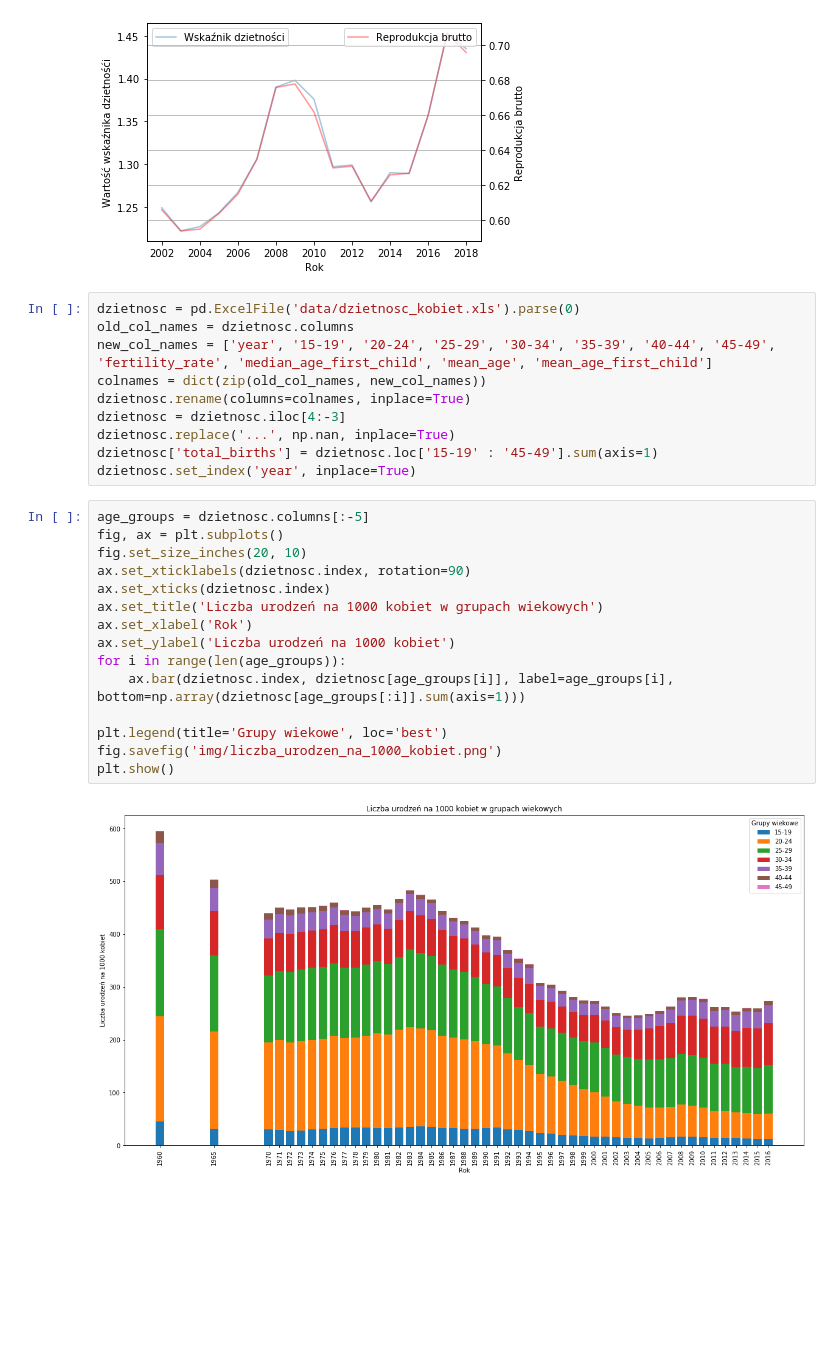
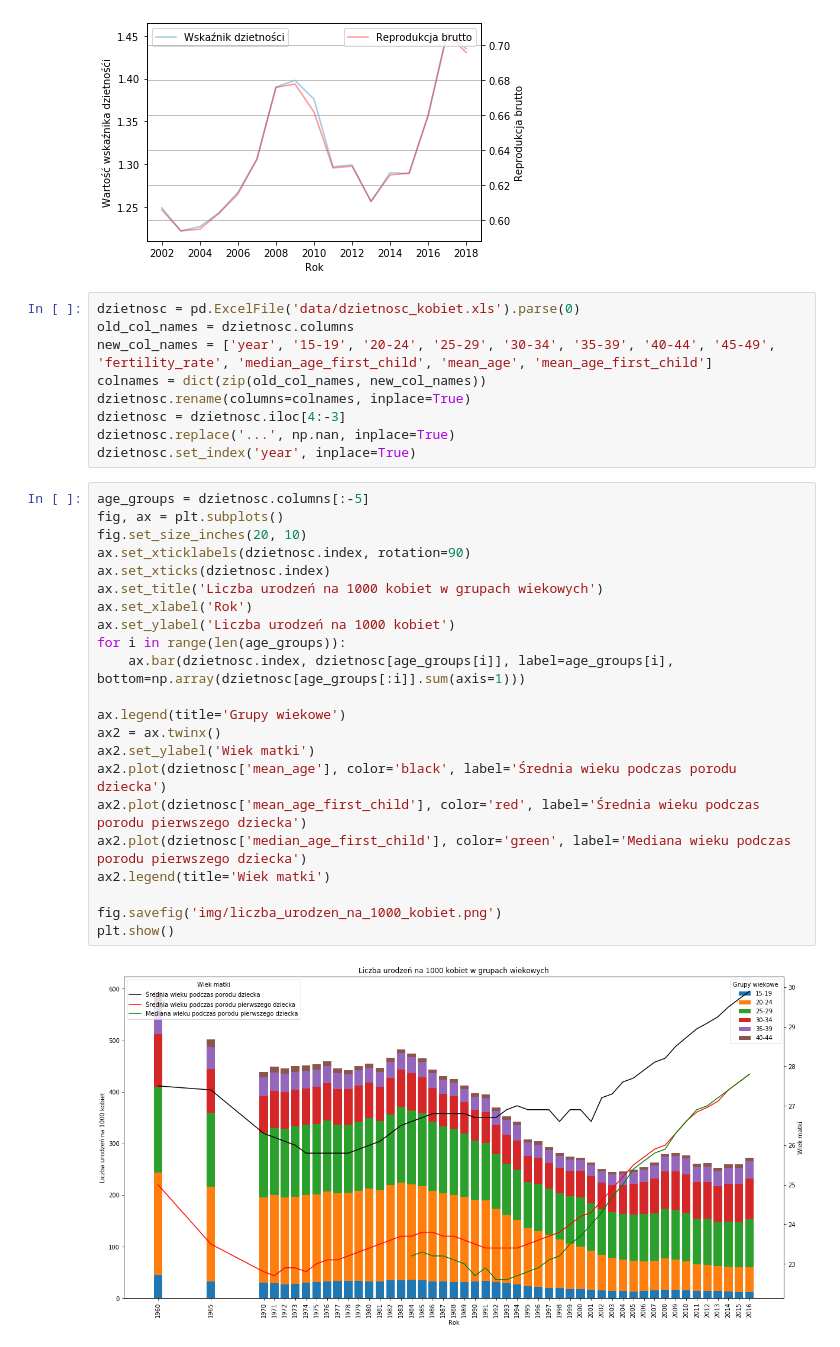
Before and after one commit to marcinsola/CDV_Data_Science, a Jupyter notebook: II/Wstep_do_Big_Data_w_ekonomii/projekt_zaliczeniowy/code.ipynb, the cells around one changed output. Drawn from its saved outputs; the diff is of its cells as text; blank space fills up the shorter version.

Commit message:
Add line plots to stacked bar chart

```diff
--- a/II/Wstep_do_Big_Data_w_ekonomii/projekt_zaliczeniowy/code.ipynb
+++ b/II/Wstep_do_Big_Data_w_ekonomii/projekt_zaliczeniowy/code.ipynb
@@ -106,22 +107,28 @@ colnames = dict(zip(old_col_names, new_col_names))
 dzietnosc.rename(columns=colnames, inplace=True)
 dzietnosc = dzietnosc.iloc[4:-3]
 dzietnosc.replace('...', np.nan, inplace=True)
-dzietnosc['total_births'] = dzietnosc.loc['15-19' : '45-49'].sum(axis=1)
 dzietnosc.set_index('year', inplace=True)
 # %%
 age_groups = dzietnosc.columns[:-5]
 fig, ax = plt.subplots()
 fig.set_size_inches(20, 10)
 ax.set_xticklabels(dzietnosc.index, rotation=90)
 ax.set_xticks(dzietnosc.index)
 ax.set_title('Liczba urodzeń na 1000 kobiet w grupach wiekowych')
 ax.set_xlabel('Rok')
 ax.set_ylabel('Liczba urodzeń na 1000 kobiet')
 for i in range(len(age_groups)):
     ax.bar(dzietnosc.index, dzietnosc[age_groups[i]], label=age_groups[i], bottom=np.array(dzietnosc[age_groups[:i]].sum(axis=1)))
 
-plt.legend(title='Grupy wiekowe', loc='best')
+ax.legend(title='Grupy wiekowe')
+ax2 = ax.twinx()
+ax2.set_ylabel('Wiek matki')
+ax2.plot(dzietnosc['mean_age'], color='black', label='Średnia wieku podczas porodu dziecka')
+ax2.plot(dzietnosc['mean_age_first_child'], color='red', label='Średnia wieku podczas porodu pierwszego dziecka')
+ax2.plot(dzietnosc['median_age_first_child'], color='green', label='Mediana wieku podczas porodu pierwszego dziecka')
+ax2.legend(title='Wiek matki')
+
 fig.savefig('img/liczba_urodzen_na_1000_kobiet.png')
 plt.show()
 # %% [output]
-[figure, old version]
+[figure, new version]
```
Also changed, not shown: parts of 1 cell of this notebook.
